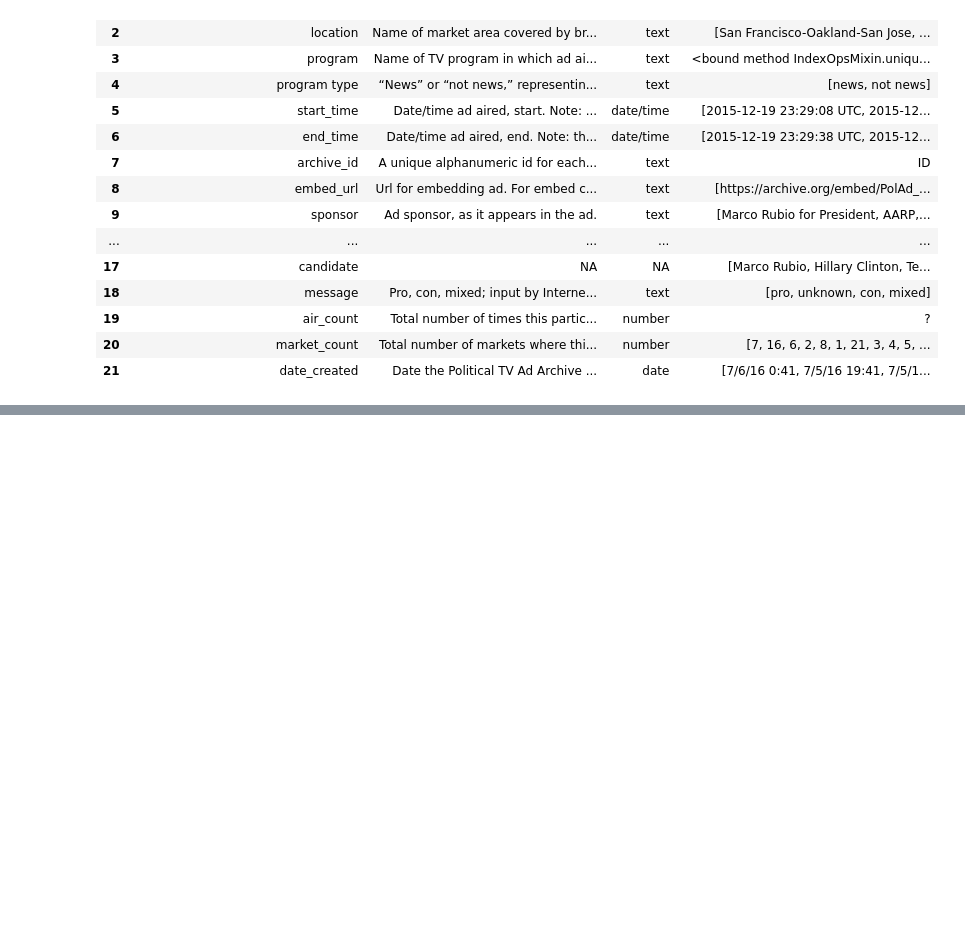
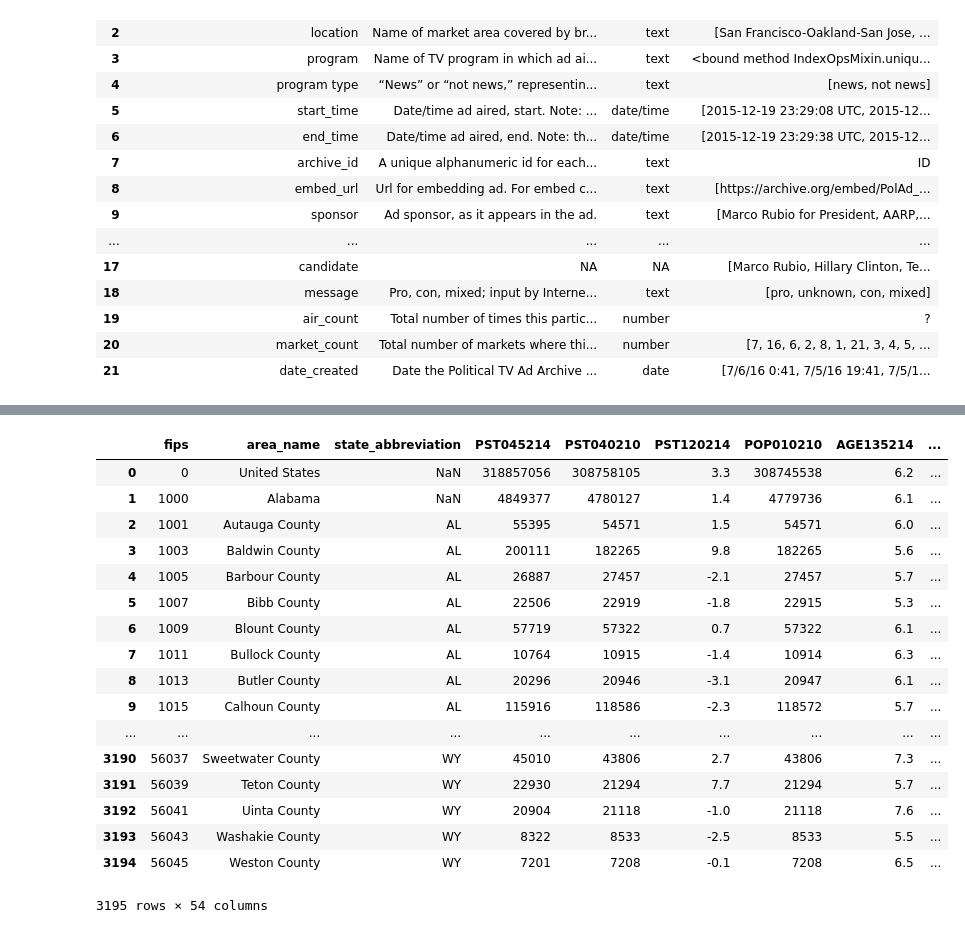
Before and after one commit to CHABOBO/project_ad_el_archive, a Jupyter notebook: project_2_read.ipynb, the cells around one changed output, grey strips where cells are left out. Cells and saved outputs as stored; diff of their text form; code cells hidden in the pictures; blank space fills up the shorter version.

```diff
--- a/project_2_read.ipynb
+++ b/project_2_read.ipynb
@@ -200,0 +304,24 @@ data_dict_pol_ad
+# %%
+import pandas as pd
+df2 = pd.read_csv('county_facts.csv')
+# %%
+df2
+# %% [output]
+|  | fips | area_name | state_abbreviation | PST045214 | PST040210 | PST120214 | POP010210 | AGE135214 | ... |
+| 0 | 0 | United States | NaN | 318857056 | 308758105 | 3.3 | 308745538 | 6.2 | ... |
+| 1 | 1000 | Alabama | NaN | 4849377 | 4780127 | 1.4 | 4779736 | 6.1 | ... |
+| 2 | 1001 | Autauga County | AL | 55395 | 54571 | 1.5 | 54571 | 6.0 | ... |
+| 3 | 1003 | Baldwin County | AL | 200111 | 182265 | 9.8 | 182265 | 5.6 | ... |
+| 4 | 1005 | Barbour County | AL | 26887 | 27457 | -2.1 | 27457 | 5.7 | ... |
+| 5 | 1007 | Bibb County | AL | 22506 | 22919 | -1.8 | 22915 | 5.3 | ... |
+| 6 | 1009 | Blount County | AL | 57719 | 57322 | 0.7 | 57322 | 6.1 | ... |
+| 7 | 1011 | Bullock County | AL | 10764 | 10915 | -1.4 | 10914 | 6.3 | ... |
+| 8 | 1013 | Butler County | AL | 20296 | 20946 | -3.1 | 20947 | 6.1 | ... |
+| 9 | 1015 | Calhoun County | AL | 115916 | 118586 | -2.3 | 118572 | 5.7 | ... |
+| ... | ... | ... | ... | ... | ... | ... | ... | ... | ... |
+| 3190 | 56037 | Sweetwater County | WY | 45010 | 43806 | 2.7 | 43806 | 7.3 | ... |
+| 3191 | 56039 | Teton County | WY | 22930 | 21294 | 7.7 | 21294 | 5.7 | ... |
+| 3192 | 56041 | Uinta County | WY | 20904 | 21118 | -1.0 | 21118 | 7.6 | ... |
+| 3193 | 56043 | Washakie County | WY | 8322 | 8533 | -2.5 | 8533 | 5.5 | ... |
+| 3194 | 56045 | Weston County | WY | 7201 | 7208 | -0.1 | 7208 | 6.5 | ... |
+3195 rows × 54 columns
```
Also changed, not shown: parts of 13 cells of this notebook.
